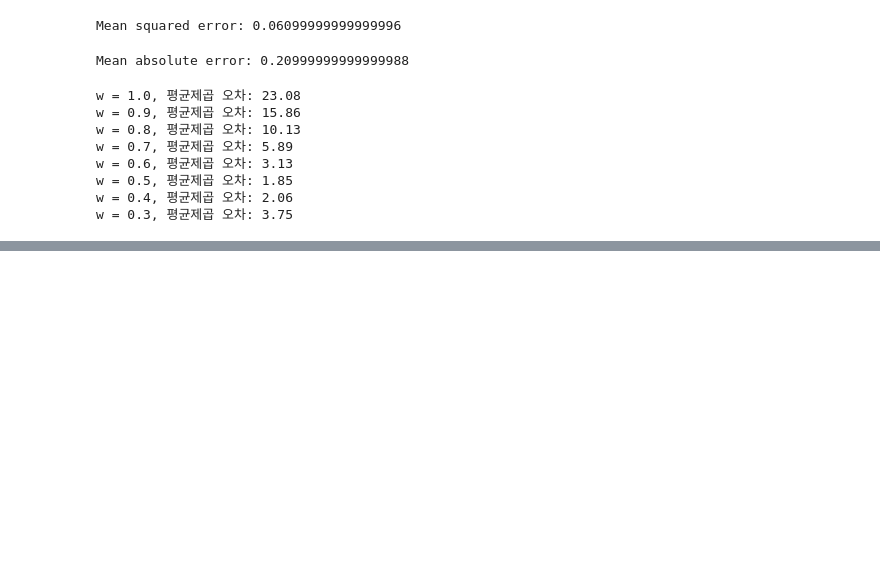
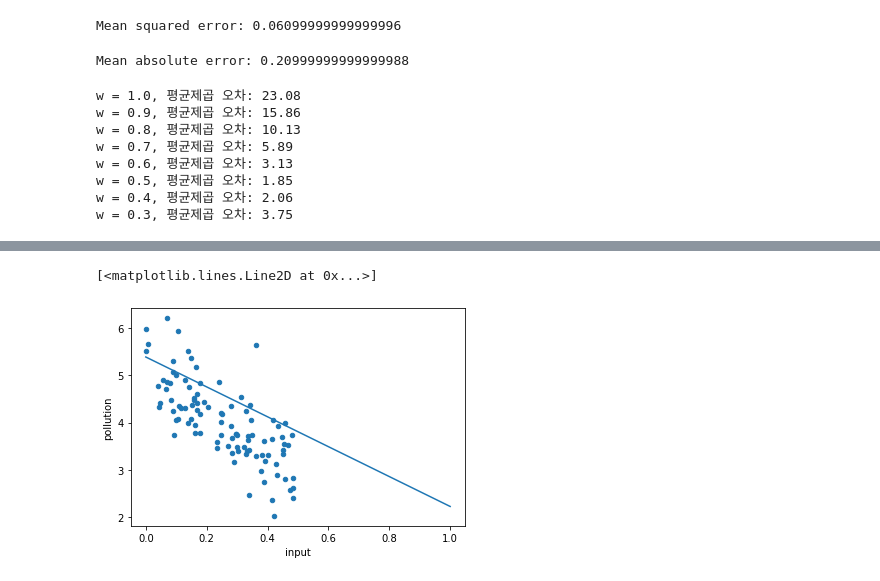
Before and after one commit to jaehobyte/MachineLearning, a Jupyter notebook: TheoryEvalution.ipynb, the cells around one changed output, grey strips where cells are left out. Cells and saved outputs as stored; diff of their text form; code cells hidden in the pictures; blank space fills up the shorter version.

```diff
--- a/TheoryEvalution.ipynb
+++ b/TheoryEvalution.ipynb
@@ -100,3 +100,10 @@ w = 0.4, 평균제곱 오차: 2.06
 w = 0.3, 평균제곱 오차: 3.75
 # %%
 # w=0.5의 값일때 가장 작은 평균 제곱 오차를 보임
+# %%
+w, b = -3,6 #Hyperparameter
+x = lin_data['input'].to_numpy()
+y = lin_data['pollution'].to_numpy()
+y_pred = h(x, w, b)
+error = (y_pred - y)
+error
@@ -102,0 +131,12 @@ w = 0.3, 평균제곱 오차: 3.75
+# %%
+#벡터화 연산을 사용한 직선의 기울기와 절편 갱신
+
+learning_rate = 0.005
+w = w-learning_rate * (error * x).sum()
+b = b-learning_rate * error.sum()
+# %%
+lin_data.plot(kind = 'scatter', x = 'input', y = 'pollution')
+plt.plot([x0, x1], [h(x0, w, b), h(x1, w, b)])
+# %% [output]
+[<matplotlib.lines.Line2D at 0x...>]
+[figure, added]
```
Also changed, not shown: parts of 1 cell of this notebook.
